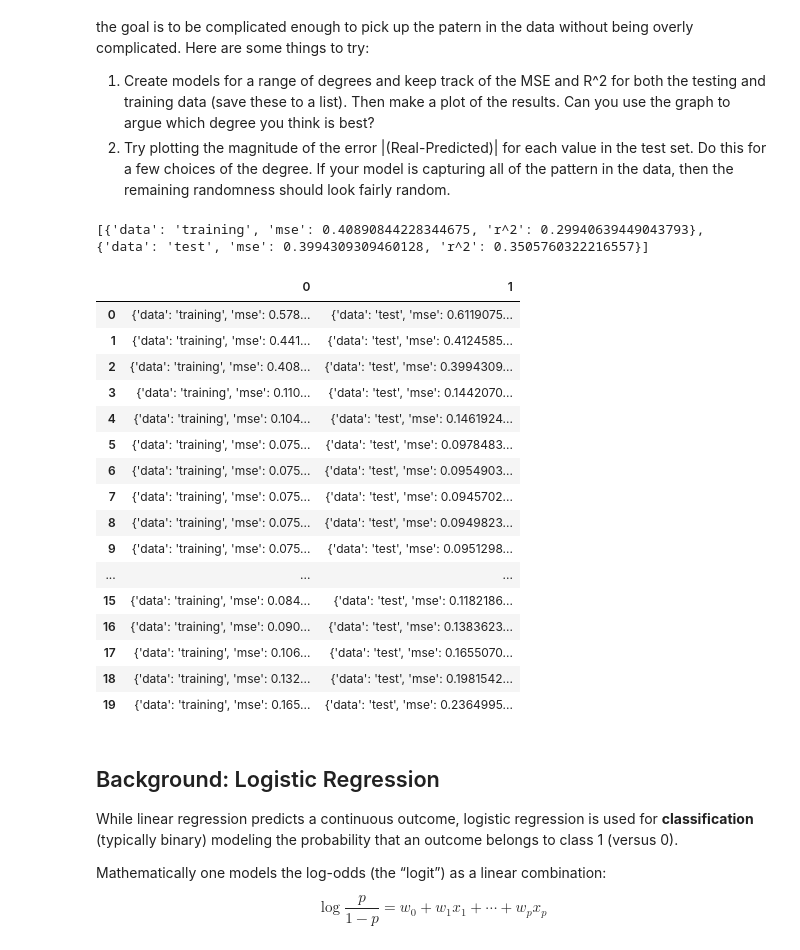
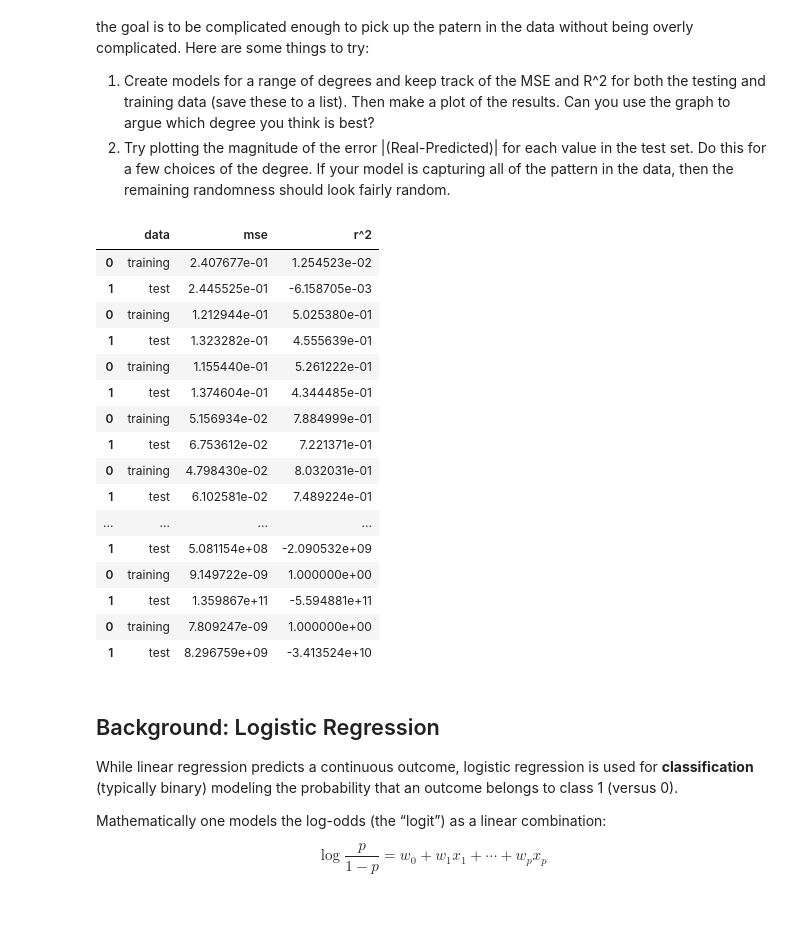
Before and after one commit to joseephwong/Data201_Joseph_Wong, a Jupyter notebook: Day13/Day13_LinearLogisticRegression.ipynb, the cells around one changed output. Cells and saved outputs as stored; diff of their text form; code cells hidden in the pictures; blank space fills up the shorter version.

```diff
--- a/Day13/Day13_LinearLogisticRegression.ipynb
+++ b/Day13/Day13_LinearLogisticRegression.ipynb
@@ -394,7 +394,7 @@ Re-run the code and see if you can find a way to choose the best polynomial for
 2. Try plotting the magnitude of the error |(Real-Predicted)| for each value in the test set. Do this for a few choices of the degree. If your model is capturing all of the pattern in the data, then the remaining randomness should look fairly random.
 # %%
 def poly_regress_results(X_train, X_test, n):
-    temp = []
+    results = []
 
     poly = PolynomialFeatures(degree=n, include_bias=False)
     X_train_poly = poly.fit_transform(X_train)
@@ -406,46 +406,39 @@ def poly_regress_results(X_train, X_test, n):
     y_pred = linreg.predict(X_train_poly)
     mse = mean_squared_error(y_train, y_pred)
     r2 = r2_score(y_train, y_pred)
-    temp.append({'data':'training','mse':mse,'r^2':r2})
+    results.append({'data':'training','mse':mse,'r^2':r2})
 
     y_pred = linreg.predict(X_test_poly)
     mse = mean_squared_error(y_test, y_pred)
     r2 = r2_score(y_test, y_pred)
-    temp.append({'data':'test','mse':mse,'r^2':r2})
+    results.append({'data':'test','mse':mse,'r^2':r2})
 
-    df_temp = pd.DataFrame(temp)
-
-    return temp
+    return pd.DataFrame(results)
-# %%
-print(poly_regress_results(X_train, X_test, 3))
-# %% [output]
-[{'data': 'training', 'mse': 0.40890844228344675, 'r^2': 0.29940639449043793}, {'data': 'test', 'mse': 0.3994309309460128, 'r^2': 0.3505760322216557}]
 # %%
-results = []
+df = pd.DataFrame()
 for n in range(1, 21):
     #print(poly_regress_results(X_train, X_test, n=n))
-    results.append(poly_regress_results(X_train, X_test, n=n))
-    #df = pd.concat(poly_regress_results(X_train, X_test, n=n))
-df = pd.DataFrame(results)
+    #results.append(poly_regress_results(X_train, X_test, n=n))
+    df = pd.concat([df,poly_regress_results(X_train, X_test, n=n)])
 df
 # %% [output]
-|  | 0 | 1 |
-| 0 | {'data': 'training', 'mse': 0.578... | {'data': 'test', 'mse': 0.6119075... |
-| 1 | {'data': 'training', 'mse': 0.441... | {'data': 'test', 'mse': 0.4124585... |
-| 2 | {'data': 'training', 'mse': 0.408... | {'data': 'test', 'mse': 0.3994309... |
-| 3 | {'data': 'training', 'mse': 0.110... | {'data': 'test', 'mse': 0.1442070... |
-| 4 | {'data': 'training', 'mse': 0.104... | {'data': 'test', 'mse': 0.1461924... |
-| 5 | {'data': 'training', 'mse': 0.075... | {'data': 'test', 'mse': 0.0978483... |
-| 6 | {'data': 'training', 'mse': 0.075... | {'data': 'test', 'mse': 0.0954903... |
-| 7 | {'data': 'training', 'mse': 0.075... | {'data': 'test', 'mse': 0.0945702... |
-| 8 | {'data': 'training', 'mse': 0.075... | {'data': 'test', 'mse': 0.0949823... |
-| 9 | {'data': 'training', 'mse': 0.075... | {'data': 'test', 'mse': 0.0951298... |
-| ... | ... | ... |
-| 15 | {'data': 'training', 'mse': 0.084... | {'data': 'test', 'mse': 0.1182186... |
-| 16 | {'data': 'training', 'mse': 0.090... | {'data': 'test', 'mse': 0.1383623... |
-| 17 | {'data': 'training', 'mse': 0.106... | {'data': 'test', 'mse': 0.1655070... |
-| 18 | {'data': 'training', 'mse': 0.132... | {'data': 'test', 'mse': 0.1981542... |
-| 19 | {'data': 'training', 'mse': 0.165... | {'data': 'test', 'mse': 0.2364995... |
+|  | data | mse | r^2 |
+| 0 | training | 2.407677e-01 | 1.254523e-02 |
+| 1 | test | 2.445525e-01 | -6.158705e-03 |
+| 0 | training | 1.212944e-01 | 5.025380e-01 |
+| 1 | test | 1.323282e-01 | 4.555639e-01 |
+| 0 | training | 1.155440e-01 | 5.261222e-01 |
+| 1 | test | 1.374604e-01 | 4.344485e-01 |
+| 0 | training | 5.156934e-02 | 7.884999e-01 |
+| 1 | test | 6.753612e-02 | 7.221371e-01 |
+| 0 | training | 4.798430e-02 | 8.032031e-01 |
+| 1 | test | 6.102581e-02 | 7.489224e-01 |
+| ... | ... | ... | ... |
+| 1 | test | 5.081154e+08 | -2.090532e+09 |
+| 0 | training | 9.149722e-09 | 1.000000e+00 |
+| 1 | test | 1.359867e+11 | -5.594881e+11 |
+| 0 | training | 7.809247e-09 | 1.000000e+00 |
+| 1 | test | 8.296759e+09 | -3.413524e+10 |
 # %% [markdown]
 ## Background: Logistic Regression
 While linear regression predicts a continuous outcome, logistic regression is used for **classification** (typically binary)  modeling the probability that an outcome belongs to class 1 (versus 0).
```
Also changed, not shown: parts of 3 cells of this notebook, 1 other file.
